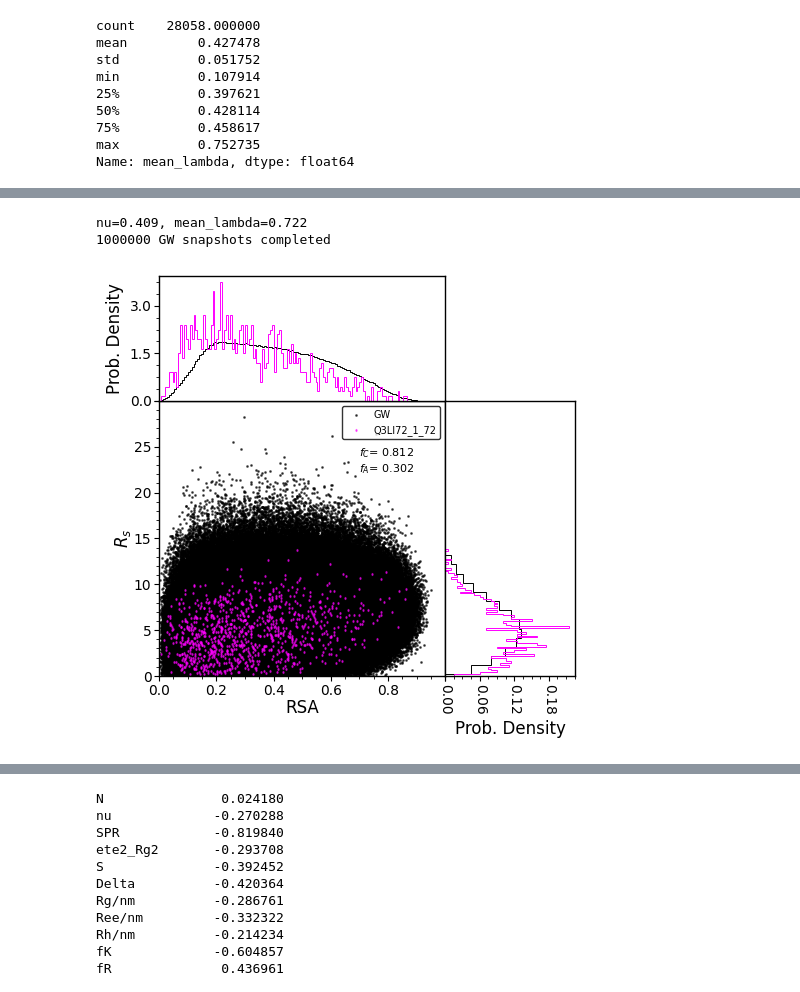
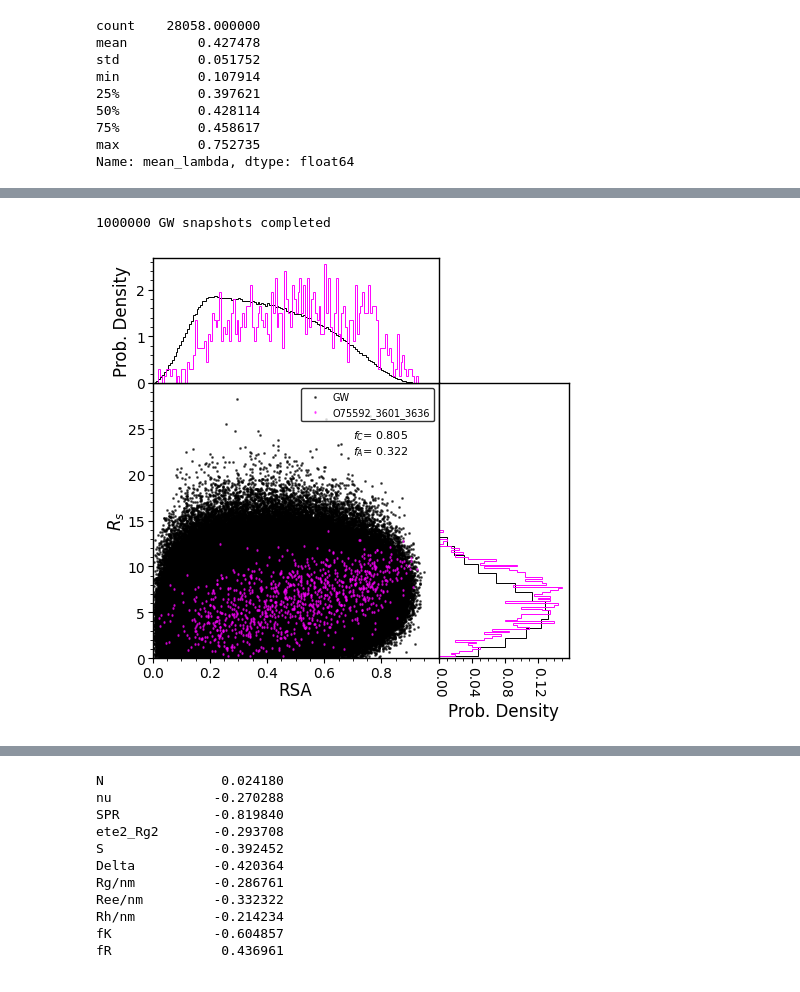
Before and after one commit to hshadman/larsen_paper_IDR_properties, a Jupyter notebook: IDROME-investigate_properties.ipynb, the cells around one changed output, grey strips where cells are left out. Drawn from its saved outputs; the diff is of its cells as text; code cells hidden in the pictures.

```diff
--- a/IDROME-investigate_properties.ipynb
+++ b/IDROME-investigate_properties.ipynb
@@ -592,7 +585,5 @@ compute_3dplot_from_seq_name('P51991_207_378')
 # %%
-print('nu=0.409, mean_lambda=0.722')
-compute_3dplot_from_seq_name('Q3LI72_1_72')
+compute_3dplot_from_seq_name('O75592_3601_3636')
 # %% [output]
-nu=0.409, mean_lambda=0.722
 1000000 GW snapshots completed
-[figure, old version]
+[figure, new version]
```
Also changed, not shown: parts of 4 cells of this notebook.
